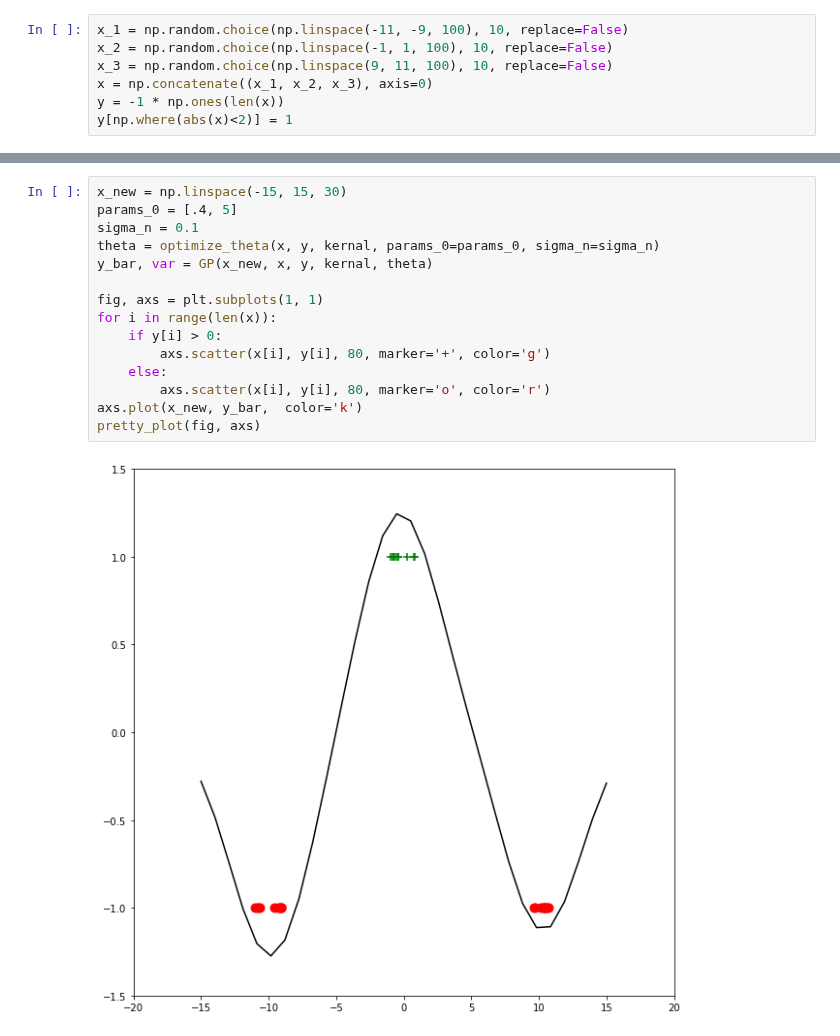
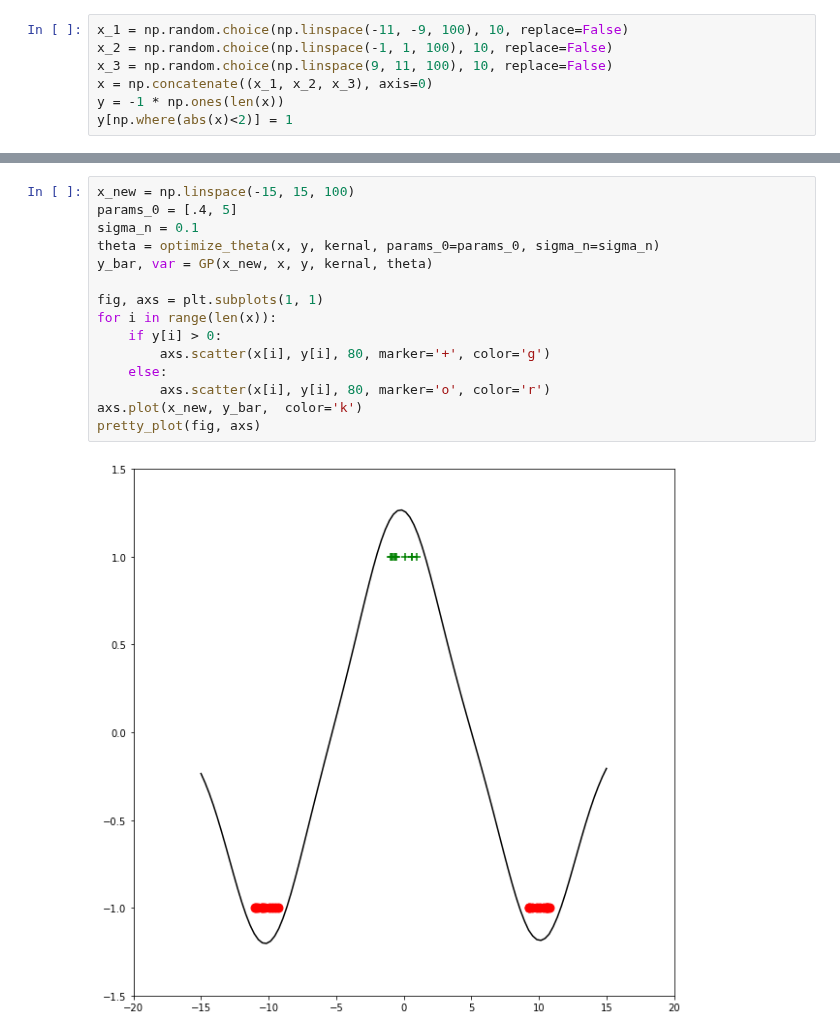
Before and after one commit to Keyrat06/Gaussian_Processes, a Jupyter notebook: Gaussian Classification.ipynb, the cells around one changed output, grey strips where cells are left out. Cells and saved outputs as stored; diff of their text form.

```diff
--- a/Gaussian Classification.ipynb
+++ b/Gaussian Classification.ipynb
@@ -158,20 +160,20 @@ show_plot()
 # %%
-x_new = np.linspace(-15, 15, 30)
+x_new = np.linspace(-15, 15, 100)
 params_0 = [.4, 5]
 sigma_n = 0.1
 theta = optimize_theta(x, y, kernal, params_0=params_0, sigma_n=sigma_n)
 y_bar, var = GP(x_new, x, y, kernal, theta)
 
 fig, axs = plt.subplots(1, 1)
 for i in range(len(x)):
     if y[i] > 0:
         axs.scatter(x[i], y[i], 80, marker='+', color='g')
     else:
         axs.scatter(x[i], y[i], 80, marker='o', color='r')
 axs.plot(x_new, y_bar,  color='k')
 pretty_plot(fig, axs)
 # %% [output]
-[figure, old version]
+[figure, new version]
 # %%
 prob = np.zeros(len(y_bar))
 for i in range(len(y_bar)):
```
Also changed, not shown: parts of 2 cells of this notebook, 3 other files.
